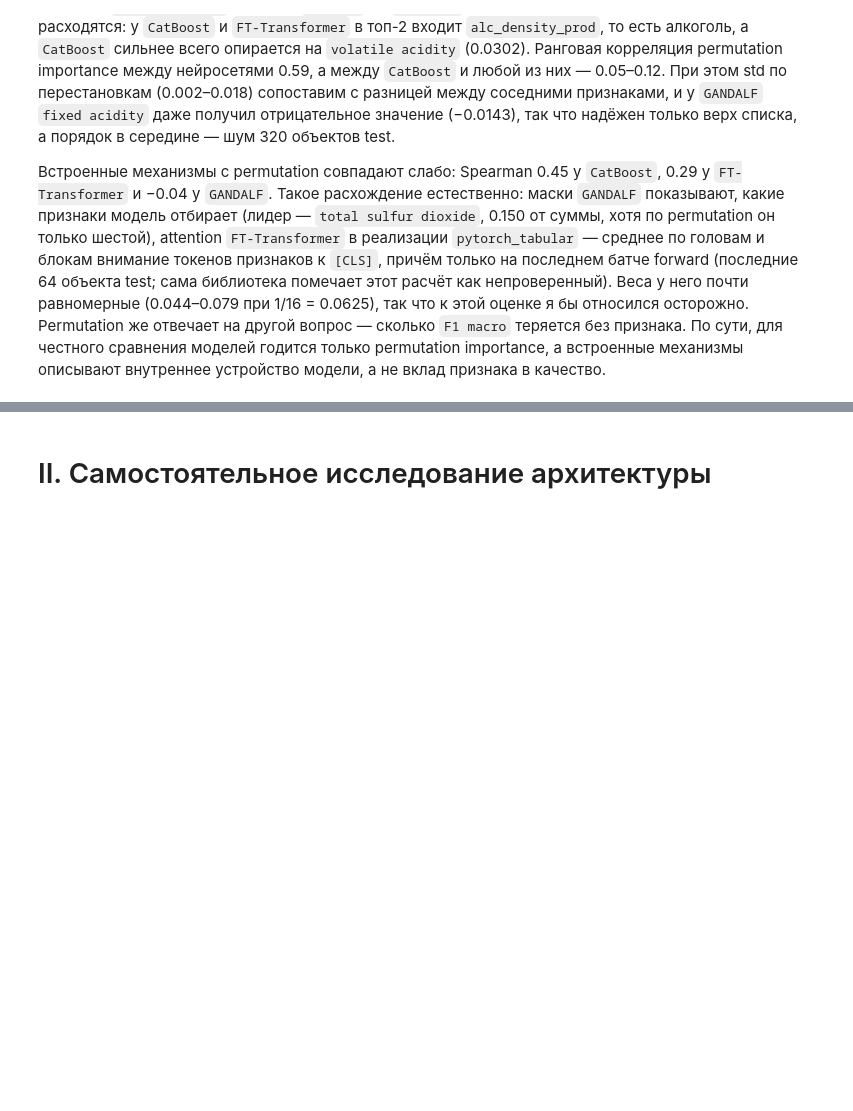
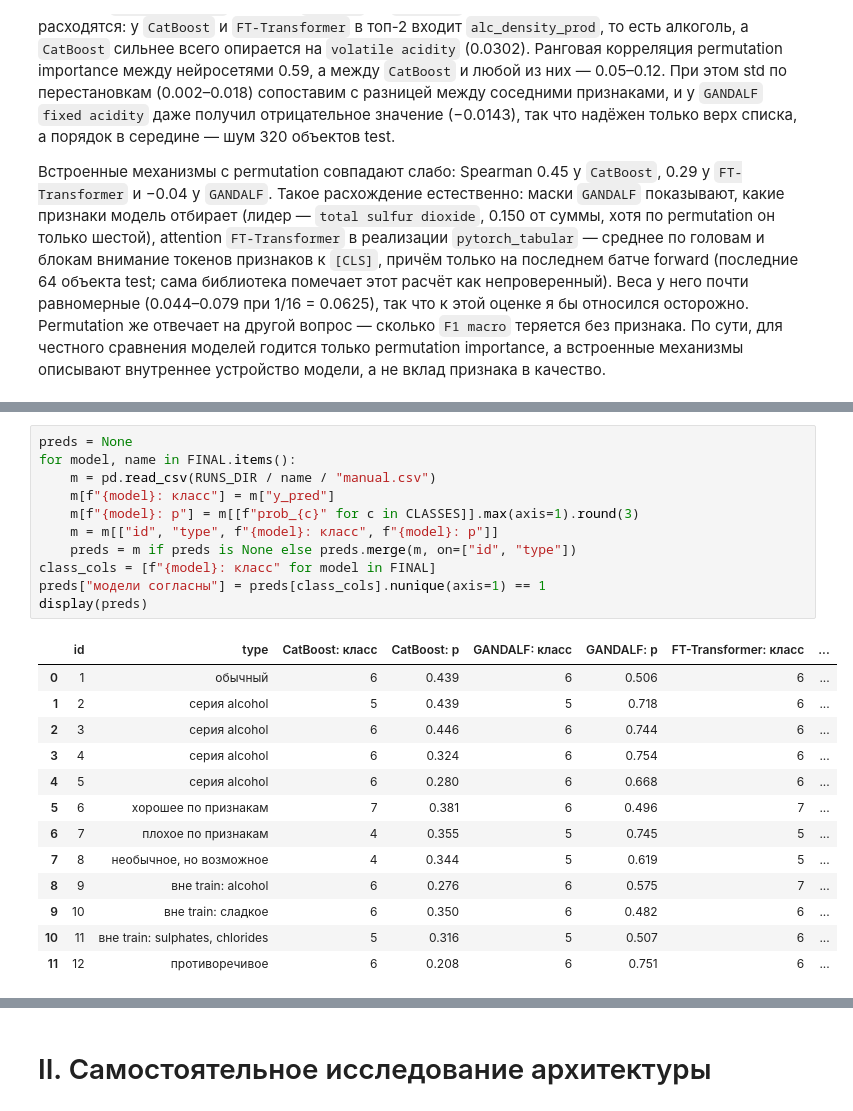
Before and after one commit to 2made1ra/ml-3, a Jupyter notebook: lab-1/lab-1.ipynb, the cells around one changed output, grey strips where cells are left out. Cells and saved outputs as stored; diff of their text form; blank space fills up the shorter version.

```diff
--- a/lab-1/lab-1.ipynb
+++ b/lab-1/lab-1.ipynb
@@ -558,0 +583,25 @@ TODO (этап 5: ≥ 10 объектов, предсказания трёх м
+# %%
+preds = None
+for model, name in FINAL.items():
+    m = pd.read_csv(RUNS_DIR / name / "manual.csv")
+    m[f"{model}: класс"] = m["y_pred"]
+    m[f"{model}: p"] = m[[f"prob_{c}" for c in CLASSES]].max(axis=1).round(3)
+    m = m[["id", "type", f"{model}: класс", f"{model}: p"]]
+    preds = m if preds is None else preds.merge(m, on=["id", "type"])
+class_cols = [f"{model}: класс" for model in FINAL]
+preds["модели согласны"] = preds[class_cols].nunique(axis=1) == 1
+display(preds)
+# %% [output]
+|  | id | type | CatBoost: класс | CatBoost: p | GANDALF: класс | GANDALF: p | FT-Transformer: класс | ... |
+| 0 | 1 | обычный | 6 | 0.439 | 6 | 0.506 | 6 | ... |
+| 1 | 2 | серия alcohol | 5 | 0.439 | 5 | 0.718 | 6 | ... |
+| 2 | 3 | серия alcohol | 6 | 0.446 | 6 | 0.744 | 6 | ... |
+| 3 | 4 | серия alcohol | 6 | 0.324 | 6 | 0.754 | 6 | ... |
+| 4 | 5 | серия alcohol | 6 | 0.280 | 6 | 0.668 | 6 | ... |
+| 5 | 6 | хорошее по признакам | 7 | 0.381 | 6 | 0.496 | 7 | ... |
+| 6 | 7 | плохое по признакам | 4 | 0.355 | 5 | 0.745 | 5 | ... |
+| 7 | 8 | необычное, но возможное | 4 | 0.344 | 5 | 0.619 | 5 | ... |
+| 8 | 9 | вне train: alcohol | 6 | 0.276 | 6 | 0.575 | 7 | ... |
+| 9 | 10 | вне train: сладкое | 6 | 0.350 | 6 | 0.482 | 6 | ... |
+| 10 | 11 | вне train: sulphates, chlorides | 5 | 0.316 | 5 | 0.507 | 6 | ... |
+| 11 | 12 | противоречивое | 6 | 0.208 | 6 | 0.751 | 6 | ... |
```
Also changed, not shown: parts of 4 cells of this notebook, 1 other file.
